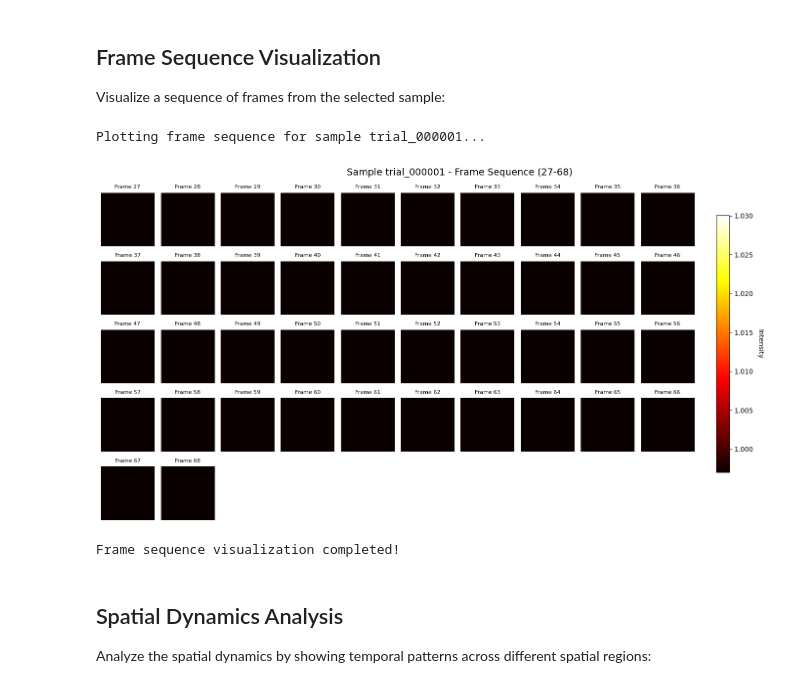
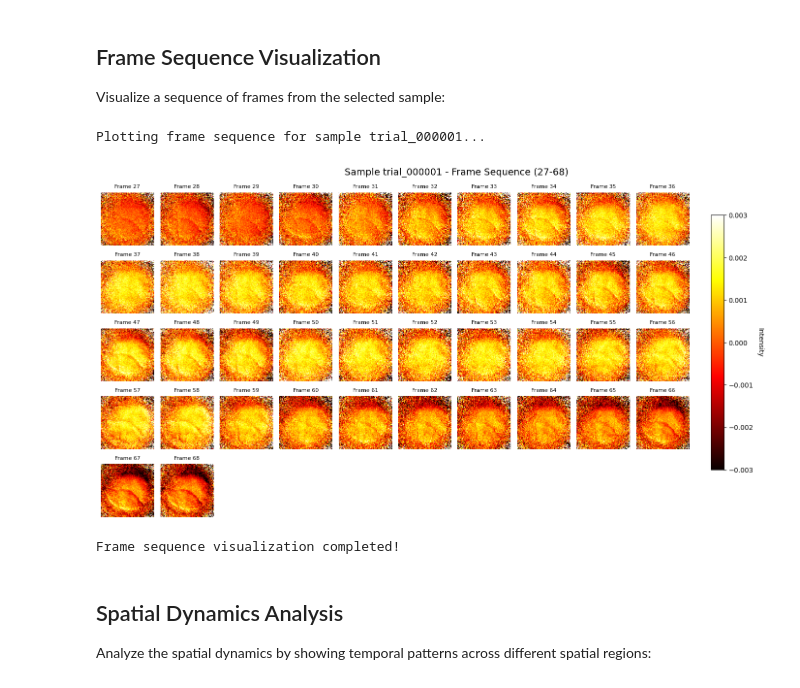
Before and after one commit to ossnat/VSD_foundation_model, a Jupyter notebook: visualize_data.ipynb, the cells around one changed output. Cells and saved outputs as stored; diff of their text form; code cells hidden in the pictures.

```diff
--- a/visualize_data.ipynb
+++ b/visualize_data.ipynb
@@ -93,7 +93,3 @@ Subfolders in monkey_dir:
   - vsd_defected_results_no_zero_frame.csv
 # %% [markdown]
 ## Data Loading and Inspection
-# %%
-print(f"Content of {HDF5_FILE_PATH}:")
-with h5py.File(HDF5_FILE_PATH, 'r') as f:
-    print(f.keys())
@@ -162,21 +145,20 @@ Visualize a sequence of frames from the selected sample:
 # %%
 # Plot frame sequence
 print(f"Plotting frame sequence for sample {TRIAL_ID}...")
 
 fig_frames = plot_frames_sequence(
     video_tensor=trial_tensor,
     start_frame=FRAME_START,
     end_frame=FRAME_END,
-    clipping=(1-0.003, 1.03),
     cols=10,
     title=f"Sample {TRIAL_ID} - Frame Sequence ({FRAME_START}-{FRAME_END})",
     show_plot=True
 )
 
 print("Frame sequence visualization completed!")
 # %% [output]
 Plotting frame sequence for sample trial_000001...
-[figure, old version]
+[figure, new version]
 Frame sequence visualization completed!
 # %% [markdown]
 ## Spatial Dynamics Analysis
```
Also changed, not shown: parts of 2 cells of this notebook.
